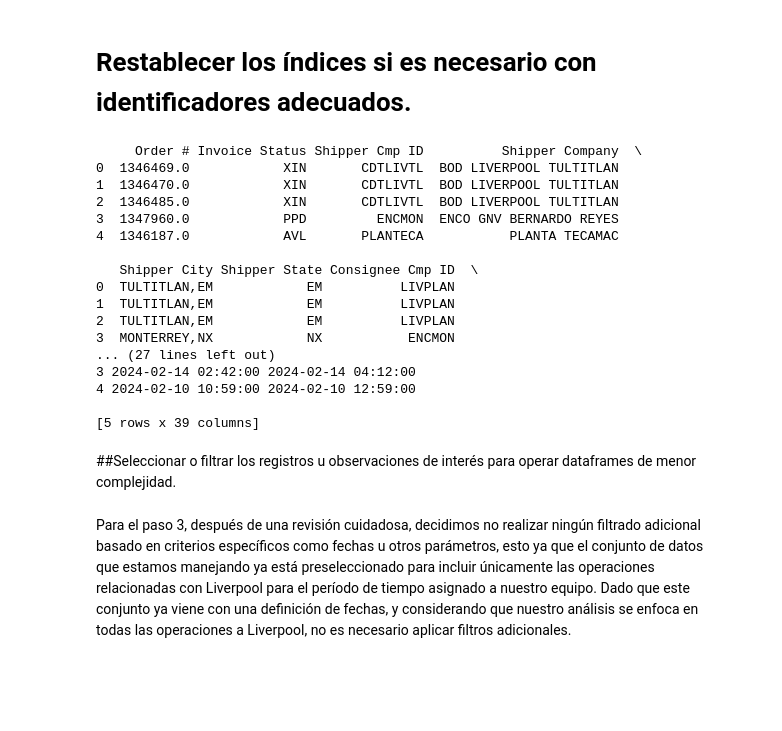
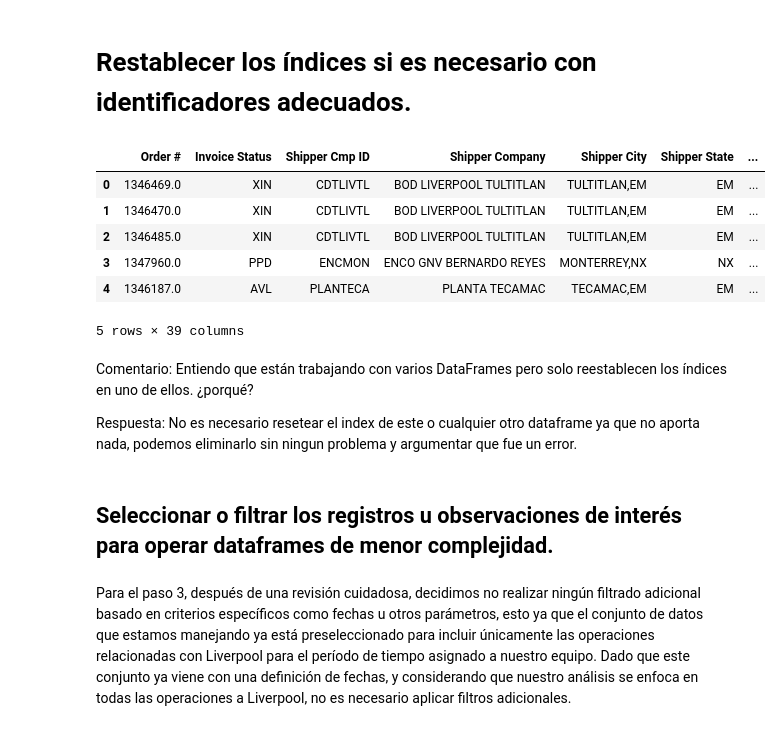
Before and after one commit to JuanManuelGlez/TDR-Transportes, a Jupyter notebook: RETO_2.ipynb, the cells around one changed output. Cells and saved outputs as stored; diff of their text form; code cells hidden in the pictures; blank space fills up the shorter version.

```diff
--- a/RETO_2.ipynb
+++ b/RETO_2.ipynb
@@ -57,30 +47,24 @@ Eliminamos columnas que tenían información que se repetía como 'Origin Region
 # %% [markdown]
 # Restablecer los índices si es necesario con identificadores adecuados.
 # %%
-lv.reset_index(drop=True, inplace=True)
+lv.reset_index(drop=True, inplace=True) # esto
 
 
-print(lv.head())
+lv.head()
 # %% [output]
+|  | Order # | Invoice Status | Shipper Cmp ID | Shipper Company | Shipper City | Shipper State | ... |
+| 0 | 1346469.0 | XIN | CDTLIVTL | BOD LIVERPOOL TULTITLAN | TULTITLAN,EM | EM | ... |
+| 1 | 1346470.0 | XIN | CDTLIVTL | BOD LIVERPOOL TULTITLAN | TULTITLAN,EM | EM | ... |
+| 2 | 1346485.0 | XIN | CDTLIVTL | BOD LIVERPOOL TULTITLAN | TULTITLAN,EM | EM | ... |
+| 3 | 1347960.0 | PPD | ENCMON | ENCO GNV BERNARDO REYES | MONTERREY,NX | NX | ... |
+| 4 | 1346187.0 | AVL | PLANTECA | PLANTA TECAMAC | TECAMAC,EM | EM | ... |
-     Order # Invoice Status Shipper Cmp ID          Shipper Company  \
-0  1346469.0            XIN       CDTLIVTL  BOD LIVERPOOL TULTITLAN
-1  1346470.0            XIN       CDTLIVTL  BOD LIVERPOOL TULTITLAN
-2  1346485.0            XIN       CDTLIVTL  BOD LIVERPOOL TULTITLAN
-3  1347960.0            PPD         ENCMON  ENCO GNV BERNARDO REYES
-4  1346187.0            AVL       PLANTECA           PLANTA TECAMAC
-
-   Shipper City Shipper State Consignee Cmp ID  \
-0  TULTITLAN,EM            EM          LIVPLAN
-1  TULTITLAN,EM            EM          LIVPLAN
-2  TULTITLAN,EM            EM          LIVPLAN
-3  MONTERREY,NX            NX           ENCMON
-... (27 lines left out)
-3 2024-02-14 02:42:00 2024-02-14 04:12:00
-4 2024-02-10 10:59:00 2024-02-10 12:59:00
-
-[5 rows x 39 columns]
+5 rows × 39 columns
+# %% [markdown]
+Comentario: Entiendo que están trabajando con varios DataFrames pero solo reestablecen los índices en uno de ellos. ¿porqué?
+
+Respuesta: No es necesario resetear el index de este o cualquier otro dataframe ya que no aporta nada, podemos eliminarlo sin ningun problema y argumentar que fue un error.
 # %% [markdown]
-##Seleccionar o filtrar los registros u observaciones de interés para operar dataframes de menor complejidad.
+## Seleccionar o filtrar los registros u observaciones de interés para operar dataframes de menor complejidad.
 # %% [markdown]
 Para el paso 3, después de una revisión cuidadosa, decidimos no realizar ningún filtrado adicional basado en criterios específicos como fechas u otros parámetros, esto ya que el conjunto de datos que estamos manejando ya está preseleccionado para incluir únicamente las operaciones relacionadas con Liverpool para el período de tiempo asignado a nuestro equipo. Dado que este conjunto ya viene con una definición de fechas, y considerando que nuestro análisis se enfoca en todas las operaciones a Liverpool, no es necesario aplicar filtros adicionales.
 # %% [markdown]
```
Also changed, not shown: parts of 2 cells of this notebook, 2 other files.
